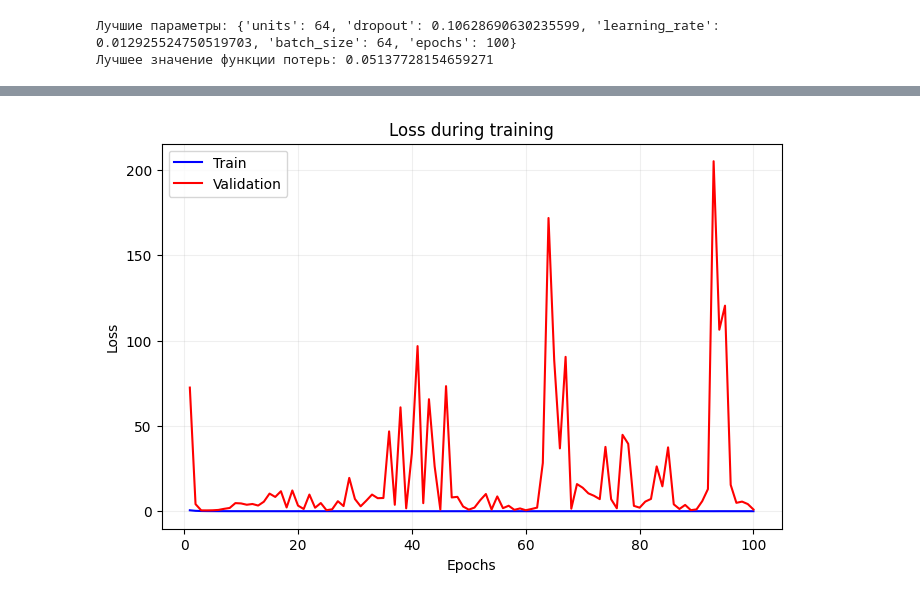
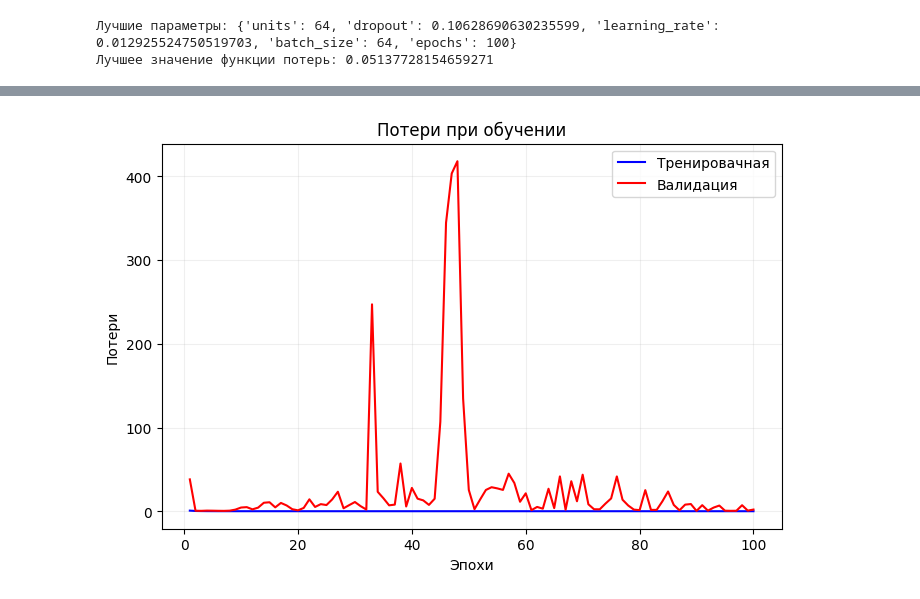
Before and after one commit to kristina-skoptsova/diplom, a Jupyter notebook: diplom.ipynb, the cells around one changed output, grey strips where cells are left out. Saved outputs shown, nothing was run; the diff lists cells and outputs as text; code cells hidden in the pictures.

```diff
--- a/diplom.ipynb
+++ b/diplom.ipynb
@@ -5,7 +5,7 @@ import pandas as pd
 import numpy as np
 import matplotlib.pyplot as plt
 # %%
-file = '/content/final2.csv'
+file = '/content/dataset_muiv.csv'
 df = pd.read_csv(file)
 df = pd.DataFrame(df)
 df
@@ -25,0 +26,16 @@ df
+# %%
+columns_to_drop = ["Уровень безработицы", "Регион рождения", "Доля наличия договора"]
+df = df.drop(columns=columns_to_drop)
+# %%
+from sklearn.preprocessing import RobustScaler
+
+# Колонки, которые не нужно масштабировать
+exclude_columns = ['Направление', 'Год поступления', 'Количество поступивших']
+
+# Колонки для масштабирования
+columns_to_scale = [col for col in df.columns if col not in exclude_columns]
+
+# Применение RobustScaler
+scaler = RobustScaler()
+df[columns_to_scale] = scaler.fit_transform(df[columns_to_scale])
+df
@@ -370,12 +437,12 @@ from keras.layers import Dense, Input,  BatchNormalization, Dropout
 from keras.utils import to_categorical
 
 # Разделение на признаки и целевую переменную
-X = df.drop(columns=['Количество абитуриентов'])
-y = df['Количество абитуриентов']
+X = df.drop(columns=['Количество поступивших'])
+y = df['Количество поступивших']
 
 # Нормализация целевой переменной
 y = np.array(y)
-y_scaler = StandardScaler()
+y_scaler = RobustScaler()
 y = y_scaler.fit_transform(y.reshape(-1, 1)).flatten()
 
 # Разделение на тренировочную и тестовую выборки
@@ -385,12 +452,12 @@ X_train, X_test, y_train, y_test = train_test_split(X, y, test_size=0.2, random_
 model_mlp = Sequential([
     Input(shape=(X_train.shape[1],)),
     Dense(128, activation='relu'),
-    BatchNormalization(),              # Нормализация для ускорения обучения
-    Dropout(0.3),                      # Dropout для предотвращения переобучения
+    BatchNormalization(),
+    Dropout(0.3),
     Dense(64, activation='relu'),
     BatchNormalization(),
     Dropout(0.3),
-    Dense(1)                           # Выходной слой для регрессии
+    Dense(1)
 ])
 
 # Компиляция модели с учетом весов классов
@@ -431,23 +498,23 @@ Test Loss: 1.1096874475479126, Test MAE: 0.7803896069526672
 # %%
 def show_training(history):
     loss = history.history['loss']
     val_loss = history.history['val_loss']
     epochs = range(1, len(loss) + 1)
 
     plt.figure(figsize=(8, 5))
-    plt.plot(epochs, loss, 'b', label='Train')
-    plt.plot(epochs, val_loss, 'r', label='Validation')
-    plt.title('Loss during training')
-    plt.xlabel('Epochs')
-    plt.ylabel('Loss')
+    plt.plot(epochs, loss, 'b', label='Тренировачная')
+    plt.plot(epochs, val_loss, 'r', label='Валидация')
+    plt.title('Потери при обучении')
+    plt.xlabel('Эпохи')
+    plt.ylabel('Потери')
     plt.legend()
     plt.grid(alpha=0.2)
     plt.show()
 
 # Вызов функции после обучения модели
 show_training(history_mlp)
 # %% [output]
-[figure, old version]
+[figure, new version]
 # %%
 from tensorflow.keras.layers import GRU
 
```
Also changed, not shown: parts of 17 cells of this notebook.
